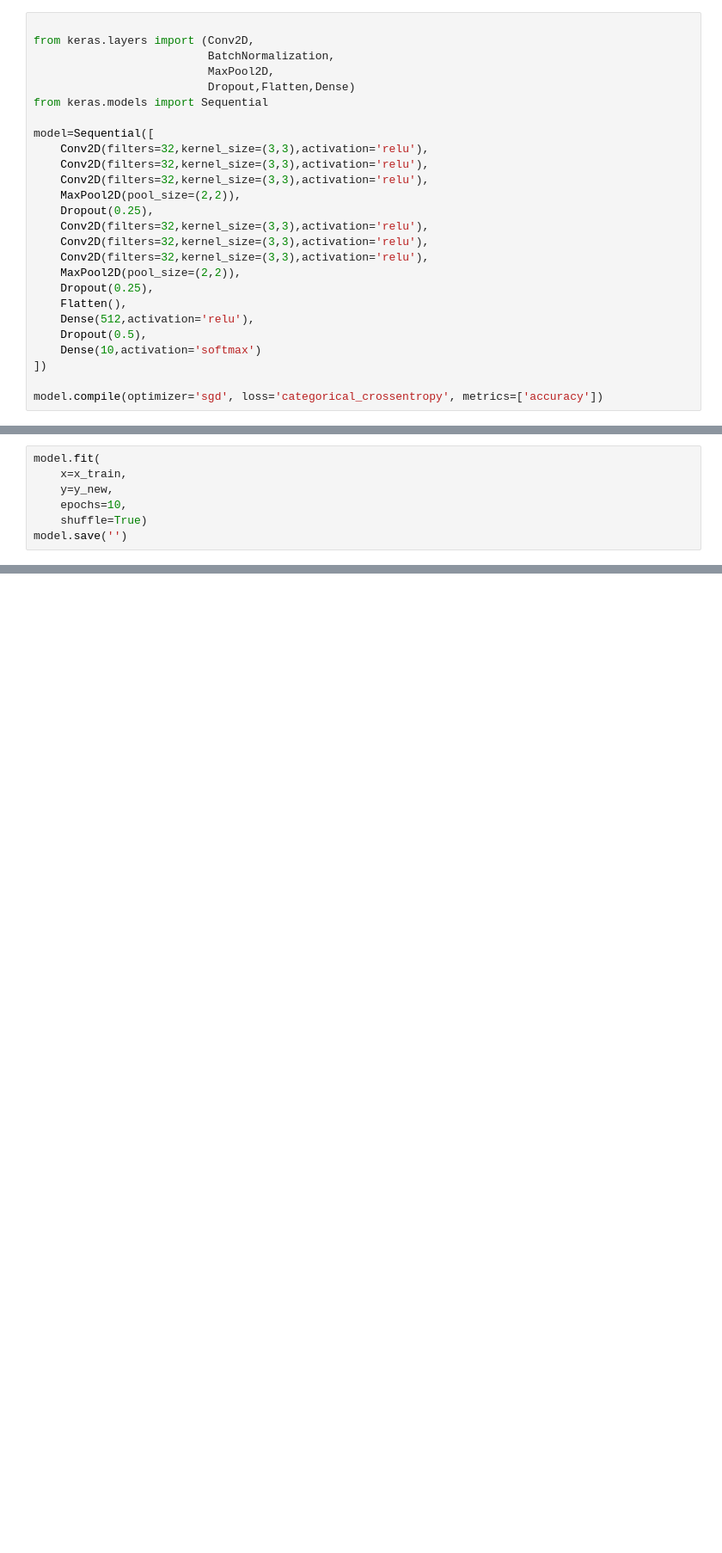
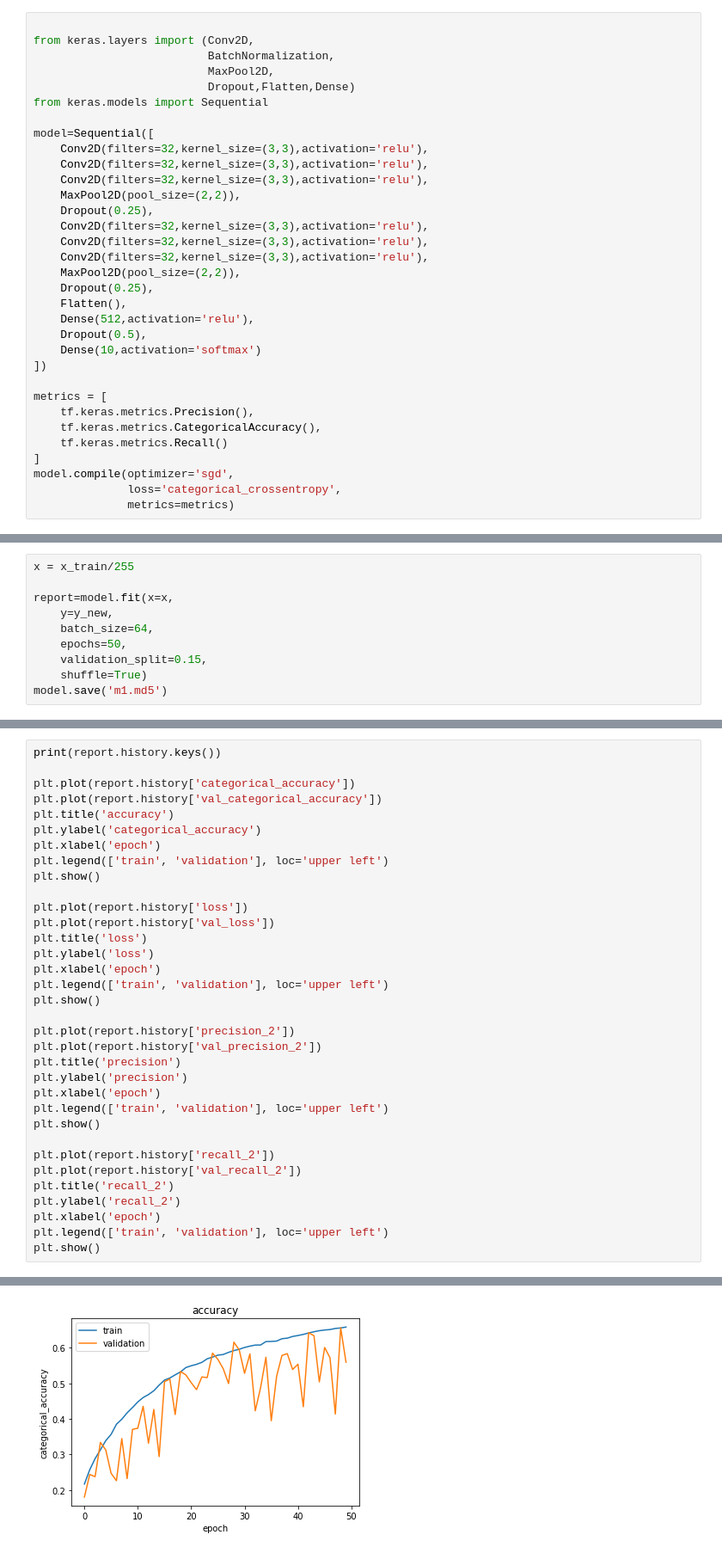
Before and after one commit to MohammadNPak/MFTDjango04, a Jupyter notebook: Welcome_To_Colaboratory.ipynb, the cells around one changed output, grey strips where cells are left out. Shown: that part at 86% size. Drawn from its saved outputs; the diff is of its cells as text; blank space fills up the shorter version.

```diff
--- a/Welcome_To_Colaboratory.ipynb
+++ b/Welcome_To_Colaboratory.ipynb
@@ -40,6 +41,13 @@ model=Sequential([
     Dense(10,activation='softmax')
 ])
 
-model.compile(optimizer='sgd', loss='categorical_crossentropy', metrics=['accuracy'])
+metrics = [
+    tf.keras.metrics.Precision(),
+    tf.keras.metrics.CategoricalAccuracy(),
+    tf.keras.metrics.Recall()
+]
+model.compile(optimizer='sgd',
+              loss='categorical_crossentropy',
+              metrics=metrics)
 # %%
 from tensorflow.keras.utils import to_categorical
@@ -49,9 +56,12 @@ print(y_new.shape)
 # %% [output]
 (50000, 10)
 # %%
-model.fit(
-    x=x_train,
+x = x_train/255
+
+report=model.fit(x=x,
     y=y_new,
-    epochs=10,
+    batch_size=64,
+    epochs=50,
+    validation_split=0.15,
     shuffle=True)
-model.save('')
+model.save('m1.md5')
@@ -57,0 +87,35 @@ model.save('')
+# %%
+print(report.history.keys())
+
+plt.plot(report.history['categorical_accuracy'])
+plt.plot(report.history['val_categorical_accuracy'])
+plt.title('accuracy')
+plt.ylabel('categorical_accuracy')
+plt.xlabel('epoch')
+plt.legend(['train', 'validation'], loc='upper left')
+plt.show()
+
+plt.plot(report.history['loss'])
+plt.plot(report.history['val_loss'])
+plt.title('loss')
+plt.ylabel('loss')
+plt.xlabel('epoch')
+plt.legend(['train', 'validation'], loc='upper left')
+plt.show()
+
+plt.plot(report.history['precision_2'])
+plt.plot(report.history['val_precision_2'])
+plt.title('precision')
+plt.ylabel('precision')
+plt.xlabel('epoch')
+plt.legend(['train', 'validation'], loc='upper left')
+plt.show()
+
+plt.plot(report.history['recall_2'])
+plt.plot(report.history['val_recall_2'])
+plt.title('recall_2')
+plt.ylabel('recall_2')
+plt.xlabel('epoch')
+plt.legend(['train', 'validation'], loc='upper left')
+plt.show()
+# %% [output]
@@ -57,0 +123 @@ model.save('')
+[figure, added]
```
Also changed, not shown: parts of 4 cells of this notebook.
